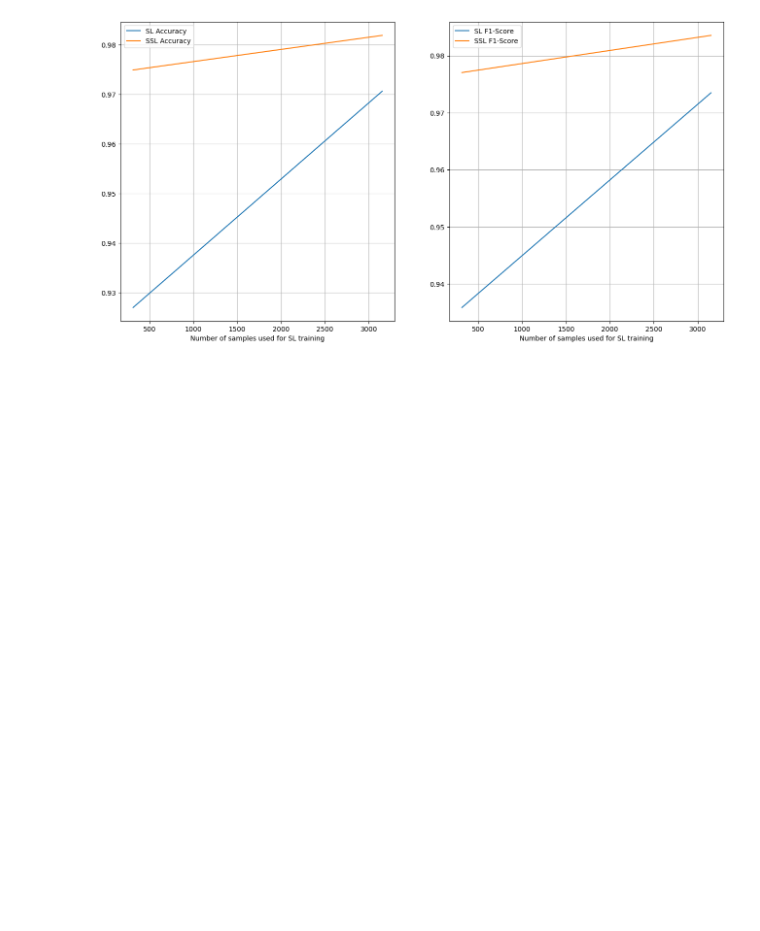
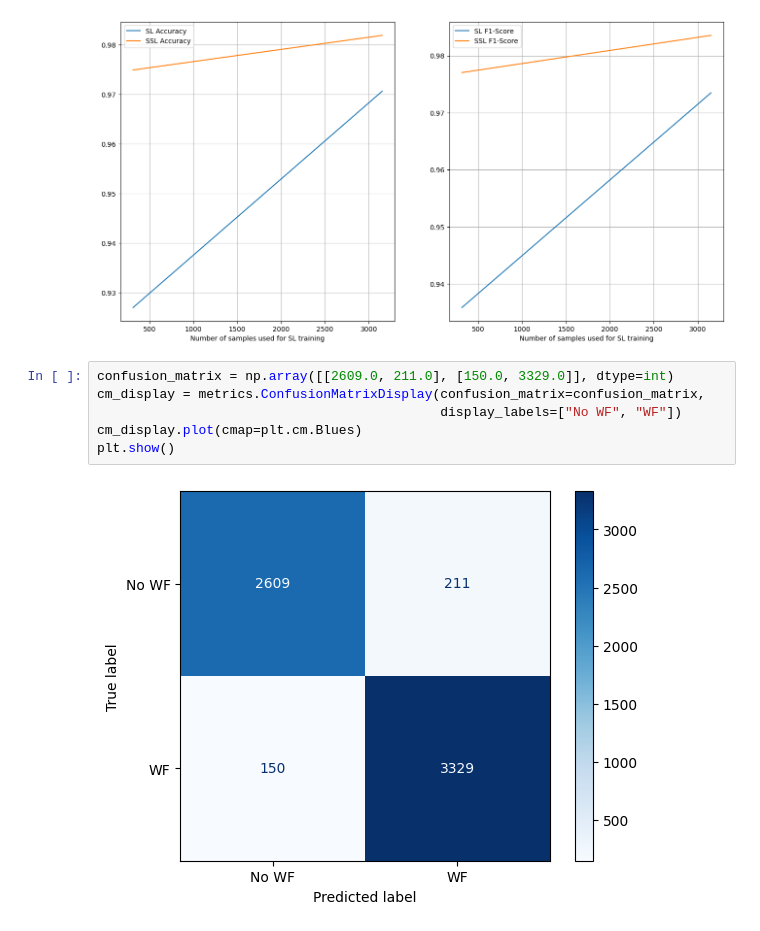
Before and after one commit to FABallemand/ROB313, a Jupyter notebook: practical_work/practical_work.ipynb, the cells around one changed output. Saved outputs shown, nothing was run; the diff lists cells and outputs as text; blank space fills up the shorter version.

Commit message:
Practical Work: - Create figure for report

```diff
--- a/practical_work/practical_work.ipynb
+++ b/practical_work/practical_work.ipynb
@@ -365,3 +390,11 @@ axs[1].set_xlabel("Number of samples used for SL training")
 # %% [output]
 Text(0.5, 0, 'Number of samples used for SL training')
 [figure]
+# %%
+confusion_matrix = np.array([[2609.0, 211.0], [150.0, 3329.0]], dtype=int)
+cm_display = metrics.ConfusionMatrixDisplay(confusion_matrix=confusion_matrix,
+											display_labels=["No WF", "WF"])
+cm_display.plot(cmap=plt.cm.Blues)
+plt.show()
+# %% [output]
+[figure, added]
```
Also changed, not shown: parts of 8 cells of this notebook, 3 other files.
